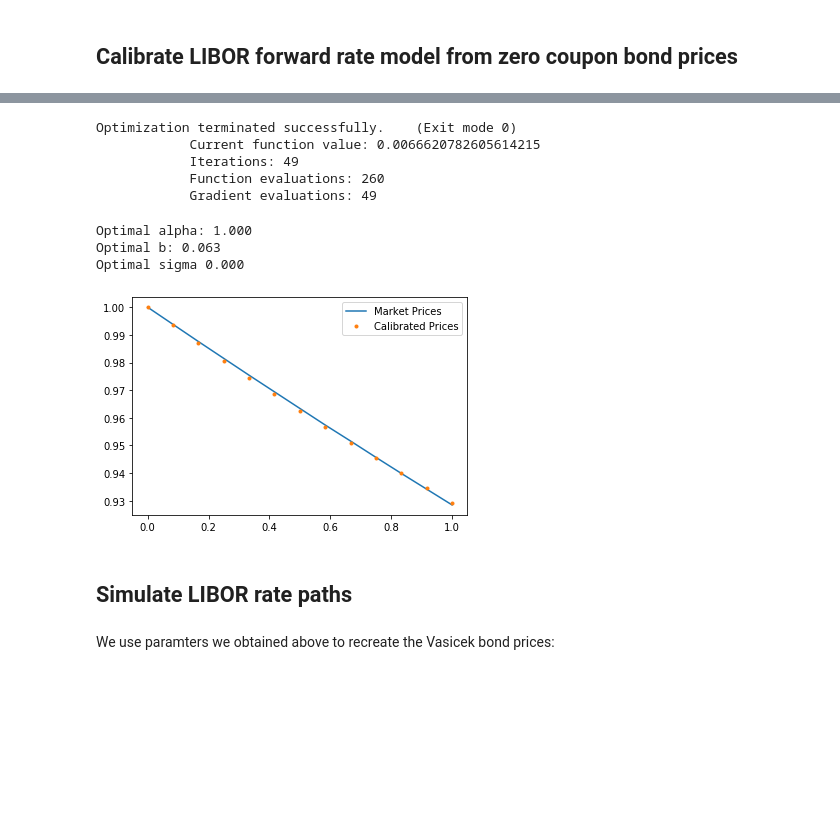
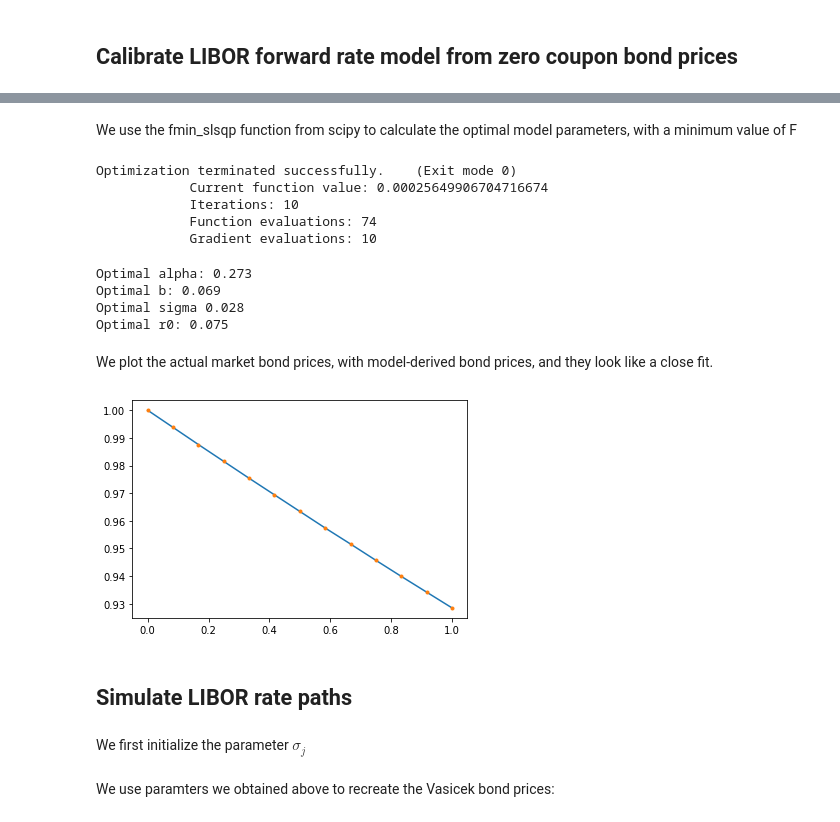
Before and after one commit to kyle-nguyennn/wqu-computational-finance, a Jupyter notebook: week7/Submission3.ipynb, the cells around one changed output, grey strips where cells are left out. Saved outputs shown, nothing was run; the diff lists cells and outputs as text; code cells hidden in the pictures; blank space fills up the shorter version.

```diff
--- a/week7/Submission3.ipynb
+++ b/week7/Submission3.ipynb
@@ -63,43 +68,49 @@ def D(t1, t2, alpha, b, sigma):
 def bond_price_fun(r,t,T, alpha, b, sigma):
     return np.exp(-A(t,T,alpha)*r+D(t,T,alpha,b,sigma))
 
-r0 = 0.08
 
 def F(x):
     alpha = x[0]
     b = x[1]
     sigma = x[2]
+    r0 = x[3]
     return sum(np.abs(bond_price_fun(r0,0,t,alpha,b,sigma)-market_zcb_prices))
+# %% [markdown]
+We use the fmin_slsqp function from scipy to calculate the optimal model parameters, with a minimum value of F
 # %%
 #minimizing F
-bnds = ((0,1),(0,0.2),(0,0.2))
-opt_val = scipy.optimize.fmin_slsqp(F, (0.3, 0.05, 0.03), bounds=bnds)
+bnds = ((0,1),(0,0.2),(0,0.2), (0.00,0.10))
+opt_val = scipy.optimize.fmin_slsqp(F, (0.3, 0.05, 0.03, 0.05), bounds=bnds)
 opt_alpha = opt_val[0]
 opt_b = opt_val[1]
 opt_sigma = opt_val[2]
+opt_r0 = opt_val[3]
 # %% [output]
 Optimization terminated successfully.    (Exit mode 0)
-            Current function value: 0.0066620782605614215
-            Iterations: 49
-            Function evaluations: 260
-            Gradient evaluations: 49
+            Current function value: 0.00025649906704716674
+            Iterations: 10
+            Function evaluations: 74
+            Gradient evaluations: 10
 # %%
 print("Optimal alpha: {:.3f}".format(opt_val[0]))
 print("Optimal b: {:.3f}".format(opt_val[1]))
 print("Optimal sigma {:.3f}".format(opt_val[2]))
+print("Optimal r0: {:.3f}".format(opt_val[3]))
 # %% [output]
-Optimal alpha: 1.000
-Optimal b: 0.063
-Optimal sigma 0.000
+Optimal alpha: 0.273
+Optimal b: 0.069
+Optimal sigma 0.028
+Optimal r0: 0.075
+# %% [markdown]
+We plot the actual market bond prices, with model-derived bond prices, and they look like a close fit.
 # %%
-model_prices = bond_price_fun(r0,0,t, opt_alpha, opt_b, opt_sigma)
-#model_yield = -np.log(model_prices)/t
+model_prices = bond_price_fun(opt_r0,0,t, opt_alpha, opt_b, opt_sigma)
+model_yield = -np.log(model_prices)/t
 
-plt.plot(t,market_zcb_prices, label='Market Prices')
-plt.plot(t, model_prices, '.', label='Calibrated Prices')
-plt.legend()
+plt.plot(t,market_zcb_prices)
+plt.plot(t, model_prices, '.')
 plt.show()
 # %% [output]
-[figure, old version]
+[figure, new version]
 # %% [markdown]
 ## Simulate LIBOR rate paths
@@ -108,0 +117,2 @@ sigmaj = 0.2
+# %% [markdown]
+We first initialize the parameter $\sigma_j$
```
Also changed, not shown: parts of 24 cells of this notebook.
